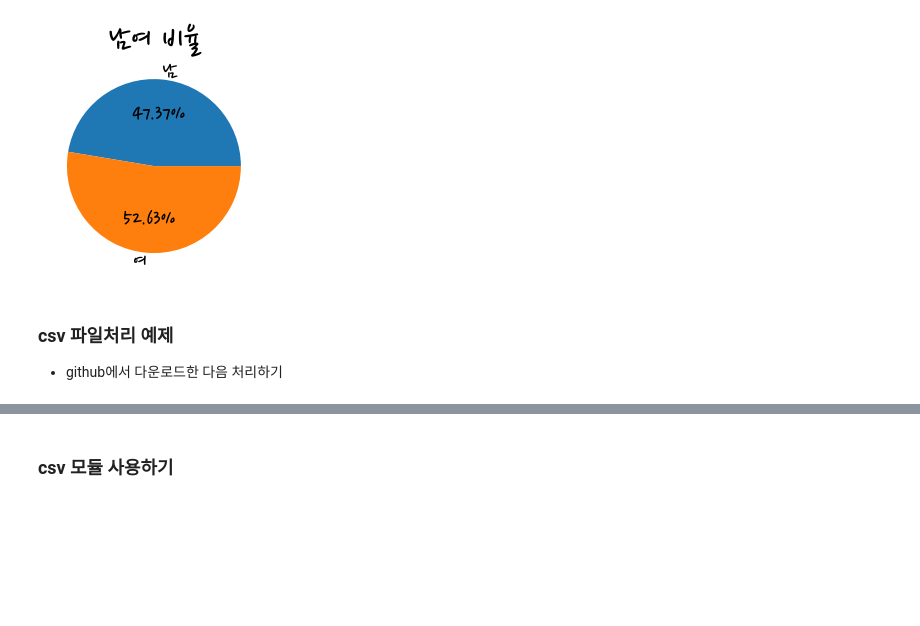
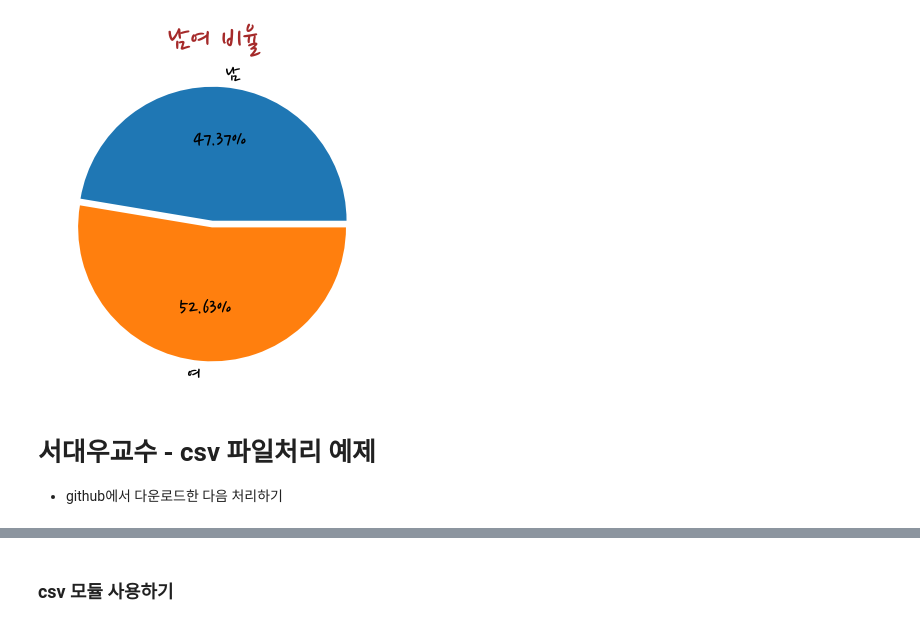
Before and after one commit to hvyrain/bigprobasic, a Jupyter notebook: korean_fonts_google_notofonts.ipynb, the cells around one changed output, grey strips where cells are left out. Cells and saved outputs as stored; diff of their text form; code cells hidden in the pictures; blank space fills up the shorter version.

```diff
--- a/korean_fonts_google_notofonts.ipynb
+++ b/korean_fonts_google_notofonts.ipynb
@@ -38,10 +78,12 @@ os.system(cmd)
 import matplotlib.pyplot as plt
 import matplotlib.font_manager as fm
 
+# + 뒤의 글꼴 파일명을 위 셀에서 복사한 내용으로 붙여 넣기
 ttf_path = '/usr/share/fonts/truetype/' + 'NanumPen.ttf'
 font_name = fm.FontProperties(fname=ttf_path).get_name()
 plt.rc('font', family=font_name, size=24)
-# 글꼴 종류, 크기 등 글꼴을 개별적으로 지정할 때 사용한다. 함수 내에서 적절한 속성에 지정
-fontprop = fm.FontProperties(fname=path, size= 36)
+plt.rcParams['axes.unicode_minus'] = False
+# FontProperties는 글꼴 종류, 크기 등 글꼴을 개별적으로 지정할 때 사용한다. 함수 내에서 적절한 속성에 지정
+fontprop = fm.FontProperties(fname=ttf_path, size= 36)
 print(font_name)
 # %% [output]
@@ -62,11 +114,13 @@ plt.show()
 # %%
-plt.pie([18, 20], labels=['남','여'], autopct='%.2f%%')
-plt.title('남여 비율', fontproperties=fontprop)
+plt.figure(figsize=(6,6))
+plt.axis('equal')
+plt.pie([18, 20], labels=['남','여'], autopct='%.2f%%', explode=[0,0.05])
+plt.title('남여 비율', fontproperties=fontprop, color='brown')
 plt.show()
 # %% [output]
-[figure, old version]
+[figure, new version]
 # %% [markdown]
-### csv 파일처리 예제
+# 서대우교수 - csv 파일처리 예제
 - github에서 다운로드한 다음 처리하기
 # %%
 !wget https://raw.githubusercontent.com/hvyrain/pythonall/main/seoul-utf8.csv
```
Also changed, not shown: parts of 28 cells of this notebook.
